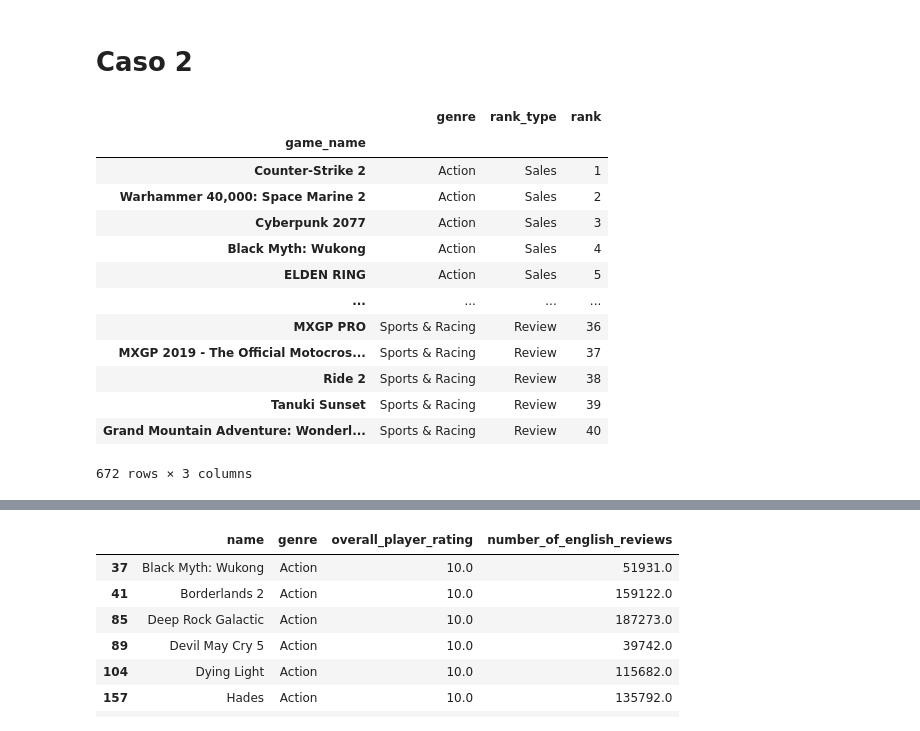
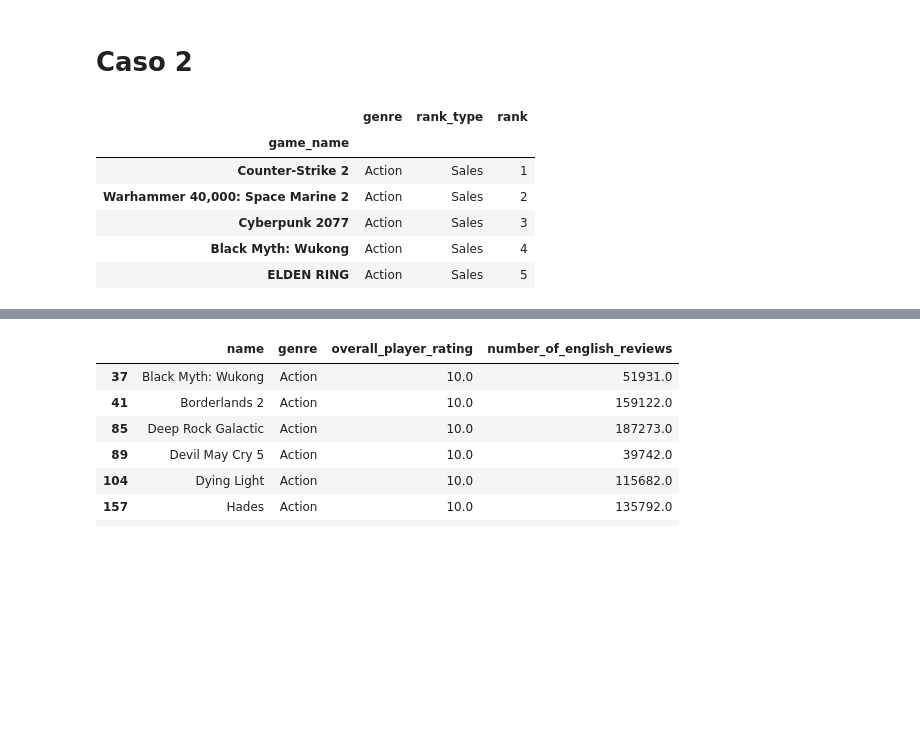
Before and after one commit to Ivan-BV/laboratorio-modulo09-leccion05-sistemas-recomendacion, a Jupyter notebook: modulo09-leccion05-sistemas-recomendacion-LABORATORIO.ipynb, the cells around one changed output, grey strips where cells are left out. Cells and saved outputs as stored; diff of their text form; code cells hidden in the pictures; blank space fills up the shorter version.

```diff
--- a/modulo09-leccion05-sistemas-recomendacion-LABORATORIO.ipynb
+++ b/modulo09-leccion05-sistemas-recomendacion-LABORATORIO.ipynb
@@ -281,19 +233,12 @@ from scipy.spatial.distance import pdist, squareform
 # %%
 df_ranking = pd.read_csv("datos/games_ranking.csv", index_col="game_name")
-df_ranking
+df_ranking.head(5)
 # %% [output]
 |  | genre | rank_type | rank |
 | game_name |  |  |  |
 | Counter-Strike 2 | Action | Sales | 1 |
 | Warhammer 40,000: Space Marine 2 | Action | Sales | 2 |
 | Cyberpunk 2077 | Action | Sales | 3 |
 | Black Myth: Wukong | Action | Sales | 4 |
 | ELDEN RING | Action | Sales | 5 |
-| ... | ... | ... | ... |
-| MXGP PRO | Sports & Racing | Review | 36 |
-| MXGP 2019 - The Official Motocros... | Sports & Racing | Review | 37 |
-| Ride 2 | Sports & Racing | Review | 38 |
-| Tanuki Sunset | Sports & Racing | Review | 39 |
-| Grand Mountain Adventure: Wonderl... | Sports & Racing | Review | 40 |
-672 rows × 3 columns
 # %%
```
Also changed, not shown: parts of 21 cells of this notebook.
